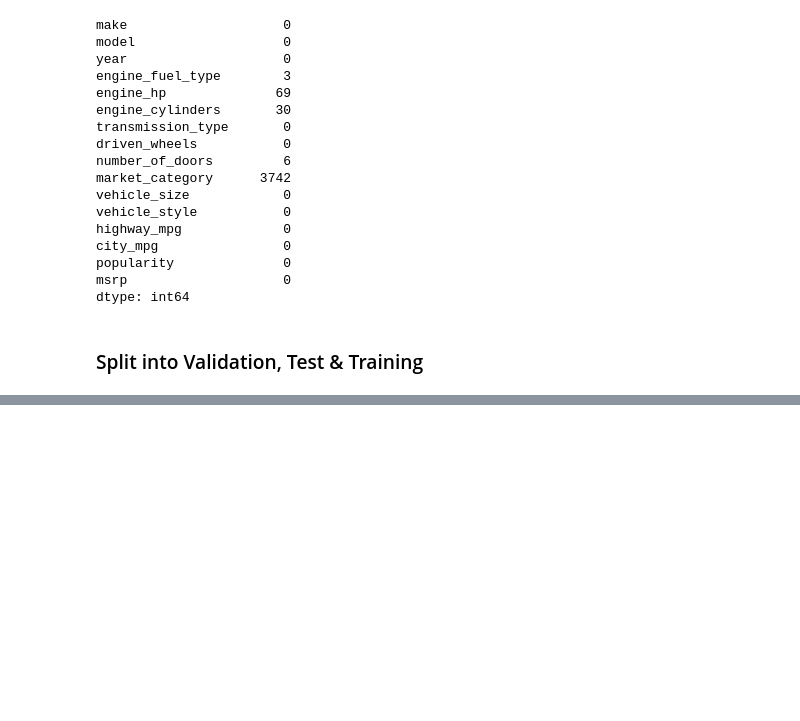
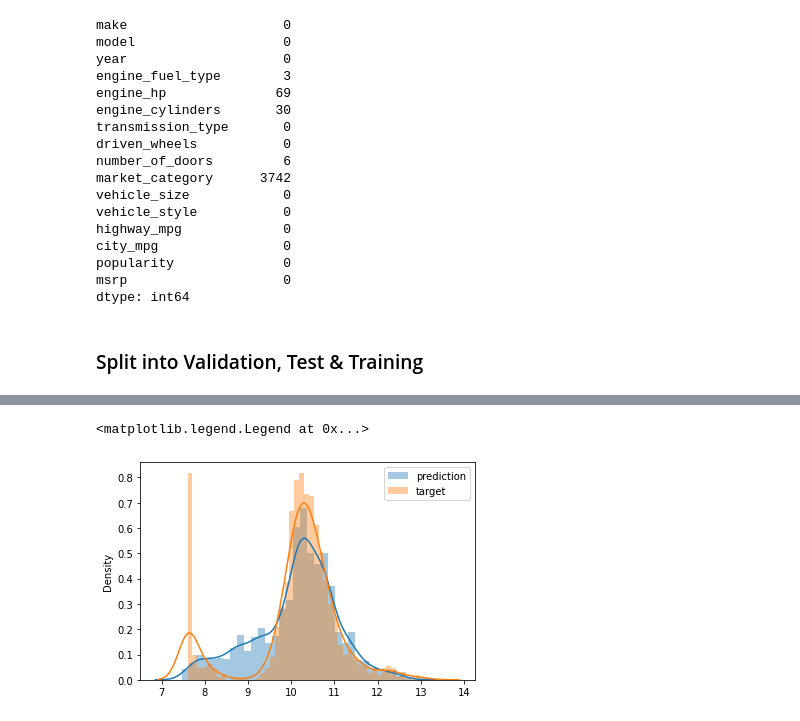
Before and after one commit to 11rashidar/ml, a Jupyter notebook: 1_Car_Price_Prediction/1_Car_Price_Prediction Project.ipynb, the cells around one changed output, grey strips where cells are left out. Saved outputs shown, nothing was run; the diff lists cells and outputs as text; code cells hidden in the pictures; blank space fills up the shorter version.

```diff
--- a/1_Car_Price_Prediction/1_Car_Price_Prediction Project.ipynb
+++ b/1_Car_Price_Prediction/1_Car_Price_Prediction Project.ipynb
@@ -194,0 +215,19 @@ rmse(y_train,y_pred)
+# %%
+##Creating a new feature of car age
+##Calculated by subtracting from df_train.year.max() which is when dataset was created
+
+df_train['age'] = 2017 - df_train.year
+# %%
+##Creating a function so that we don't have to repeat this for training and validation sets
+
+def prepare_X(df):
+    df = df.copy()
+    features = base.copy()
+
+    df['age'] = 2017 - df.year
+    features.append('age')
+
+    df_num = df[features]
+    df_num = df_num.fillna(0)
+    X = df_num.values
+    return X
@@ -194,0 +249,9 @@ rmse(y_train,y_pred)
+# %%
+##It improves! Let us plot and compare now
+
+sns.distplot(y_pred,label='prediction')
+sns.distplot(y_val, label='target')
+plt.legend()
+# %% [output]
+<matplotlib.legend.Legend at 0x...>
+[figure, added]
```
Also changed, not shown: parts of 13 cells of this notebook.
